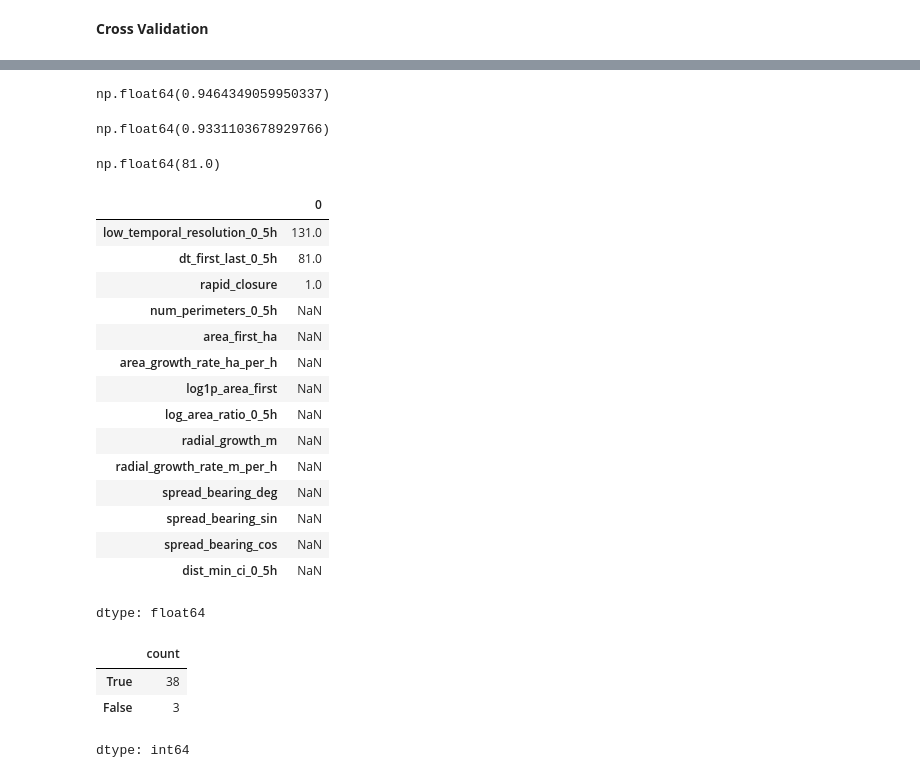
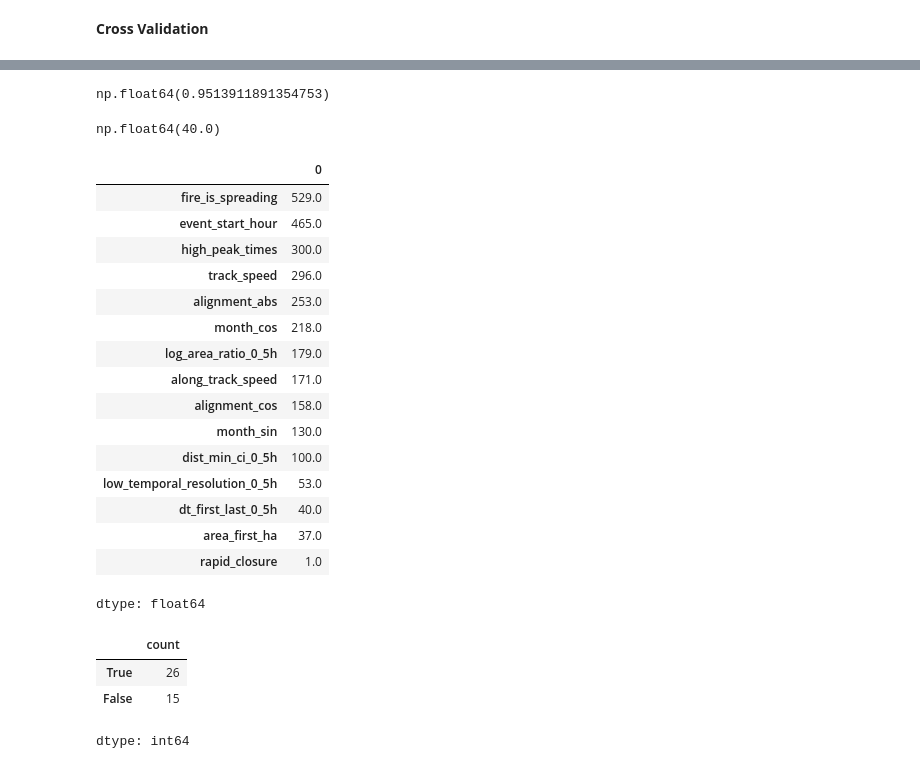
Before and after one commit to Ruks-7/WiDS-Global-Datathon-2026, a Jupyter notebook: WiDS_Datathon_2026_Version_4.ipynb, the cells around one changed output, grey strips where cells are left out. Saved outputs shown, nothing was run; the diff lists cells and outputs as text; code cells hidden in the pictures.

Commit message:
Improve training: remove train-test split

```diff
--- a/WiDS_Datathon_2026_Version_4.ipynb
+++ b/WiDS_Datathon_2026_Version_4.ipynb
@@ -784,14 +784,14 @@ def wrangle(data):
   ).astype(int)
 
   # High closing speed
-  data["closing_fast"] = (data["closing_speed_m_per_h"] > 0).astype(int)
+  data["closing_fast"] = (data["closing_speed_m_per_h"] > 100).astype(int)
 
   # Alignment flagging
   data["fire_aimed_at_evac_zone"] = (
       data["alignment_abs"] > 0.7
   ).astype(int)
 
-  # Track speed
+  # # Track speed
   data["track_speed"] = (data["along_track_speed"] > 200).astype(int)
 
   # fire_is_spreading from radial_growth_rate_m_per_h
@@ -831,8 +831,8 @@ def wrangle(data):
       ).astype(int)
 
 
-  # Trajectory
-  data["advance"] = (data["dist_fit_r2_0_5h"] > 0.4).astype(int)
+  # # Trajectory
+  data["advance"] = (data["dist_fit_r2_0_5h"] > 0.8).astype(int)
 
 
   # Identify the columns to drop
@@ -958,5 +929,5 @@ y_test shape is (67, 2)
 # %%
 # The model is sensitive about the format of data hence converted to compatible arrays using surv class
-y_train = Surv.from_arrays(event=y_train[target[0]], time=y_train[target[1]])
-y_test = Surv.from_arrays(event=y_test[target[0]], time=y_test[target[1]])
+y = Surv.from_arrays(event=y[target[0]], time=y[target[1]])
+# y_test = Surv.from_arrays(event=y_test[target[0]], time=y_test[target[1]])
 # %%
@@ -1020,7 +988,7 @@ cross_val = GridSearchCV(
 )
 # %%
 # Fit the model
-cross_val.fit(X_train, y_train)
+cross_val.fit(X, y)
 # %% [output]
 Fitting 50 folds for each of 30 candidates, totalling 1500 fits
       Iter       Train Loss   Remaining Time
@@ -1053,53 +1021,52 @@ GridSearchCV(cv=RepeatedKFold(n_repeats=10, n_splits=5, random_state=42),
              verbose=1)
 # %%
 # Get the score of the best estimator
-cross_val.score(X_train, y_train)
+cross_val.score(X, y)
 # %% [output]
-np.float64(0.9464349059950337)
+np.float64(0.9513911891354753)
 # %%
 # Evaluation the performance of the model
-cross_val.score(X_test, y_test)
+# cross_val.score(X_test, y_test)
-# %% [output]
-np.float64(0.9331103678929766)
 # %%
 cross_val.best_estimator_.named_steps["model"].feature_importances_[1]
 # %% [output]
-np.float64(81.0)
+np.float64(40.0)
 # %%
 # Get what features contributed most in creating the model
 importances = cross_val.best_estimator_.named_steps["model"].feature_importances_
 
-feature_names = list(cross_val.best_estimator_.named_steps["engineer"].transform(X_train.head()).columns)
+feature_names = list(cross_val.best_estimator_.named_steps["engineer"].transform(X.head()).columns)
 feature_names.append("intercept")
 
 imp_series = pd.Series(
     importances,
     index = feature_names
 ).sort_values(ascending = False)
-imp_series.head(14)
+imp_series.head(15)
 # %% [output]
 |  | 0 |
-| low_temporal_resolution_0_5h | 131.0 |
-| dt_first_last_0_5h | 81.0 |
+| fire_is_spreading | 529.0 |
+| event_start_hour | 465.0 |
+| high_peak_times | 300.0 |
+| track_speed | 296.0 |
+| alignment_abs | 253.0 |
+| month_cos | 218.0 |
+| log_area_ratio_0_5h | 179.0 |
+| along_track_speed | 171.0 |
+| alignment_cos | 158.0 |
+| month_sin | 130.0 |
+| dist_min_ci_0_5h | 100.0 |
+| low_temporal_resolution_0_5h | 53.0 |
+| dt_first_last_0_5h | 40.0 |
+| area_first_ha | 37.0 |
 | rapid_closure | 1.0 |
-| num_perimeters_0_5h | NaN |
-| area_first_ha | NaN |
-| area_growth_rate_ha_per_h | NaN |
-| log1p_area_first | NaN |
-| log_area_ratio_0_5h | NaN |
-| radial_growth_m | NaN |
-| radial_growth_rate_m_per_h | NaN |
-| spread_bearing_deg | NaN |
-| spread_bearing_sin | NaN |
-| spread_bearing_cos | NaN |
-| dist_min_ci_0_5h | NaN |
 dtype: float64
 # %%
 imp_series.isnull().value_counts()
 # %% [output]
 |  | count |
-| True | 38 |
-| False | 3 |
+| True | 26 |
+| False | 15 |
 dtype: int64
 # %% [markdown]
 </br>
```
Also changed, not shown: parts of 6 cells of this notebook.
